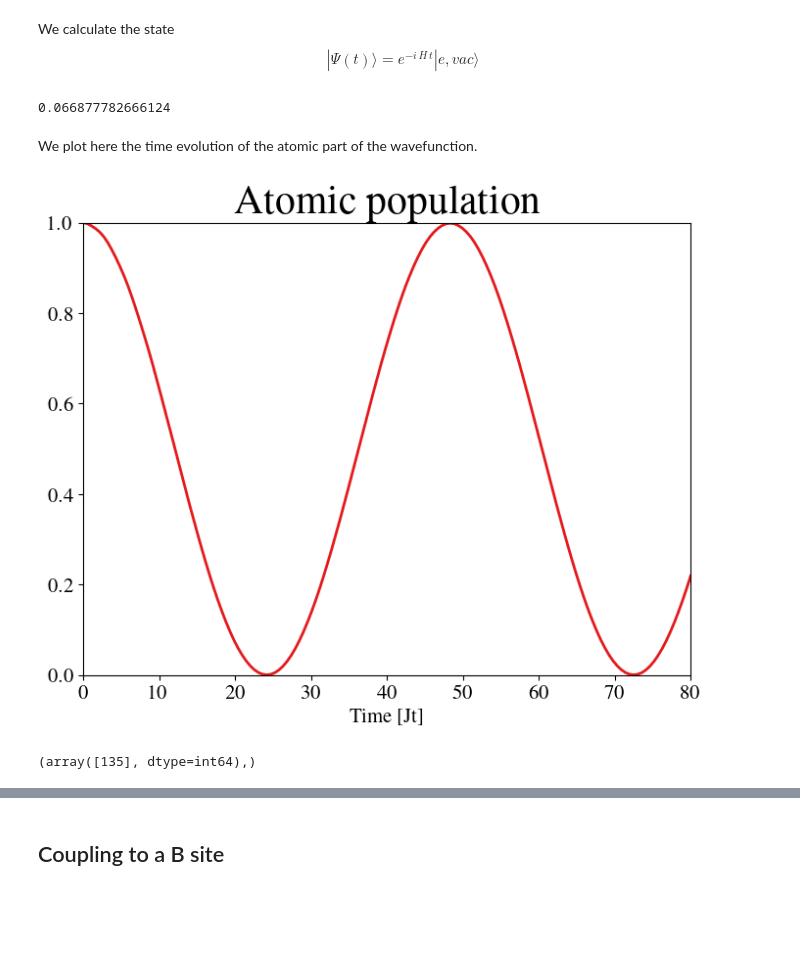
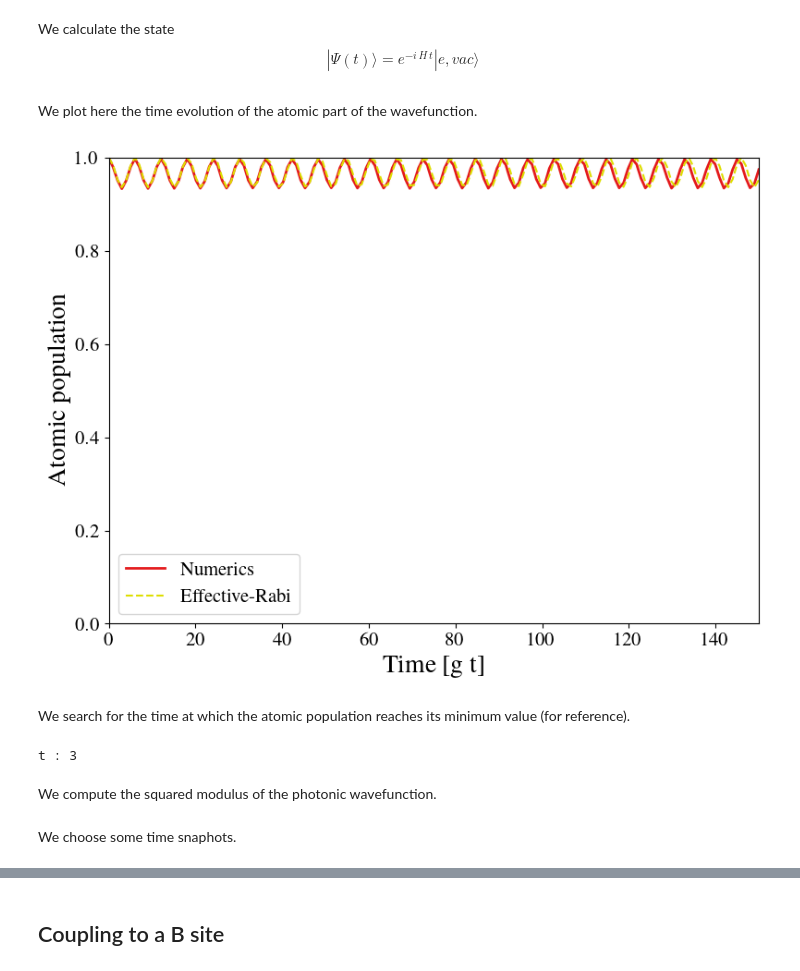
Before and after one commit to enrico0014/QOptics_FB, a Jupyter notebook: sawtooth/ST_emitter.ipynb, the cells around one changed output, grey strips where cells are left out. Cells and saved outputs as stored; diff of their text form; code cells hidden in the pictures; blank space fills up the shorter version.

```diff
--- a/sawtooth/ST_emitter.ipynb
+++ b/sawtooth/ST_emitter.ipynb
@@ -26,16 +28,16 @@ def Ham_ST(N,eps_a,eps_b,t_aa,t_ab,t_bb,omega0,g,n_site):
 
     return H
 # %%
-def time_evol(t,H):
+def time_evol(t,H,N_em=1,psi=[1.]):
 
-    n = np.shape(H)[0]-1
-    psi_in = np.array([0.]*n + [1.])
-    pop = []
+    n = np.shape(H)[0]-N_em
+    psi_in = np.array([0.]*n + psi)
+    pop = np.zeros((N_em,len(t)),dtype=np.complex128)
     phot = np.zeros((n,len(t)),dtype=np.complex128)
 
     for i in tqdm(np.arange(0,len(t),1)):
         temp = (expm(-1.j*H*t[i])@psi_in)
-        phot[:,i] = temp[:-1]
-        pop.append(temp[-1])
+        phot[:,i] = temp[:-N_em]
+        pop[:,i] = temp[n:]
 
     return pop, phot
@@ -59,5 +61,5 @@ We set the optimal parameters to get a flat band.
 # %%
-N = 200 #number of primitive cells
+N = 100 #number of primitive cells
 n = 2*N #number of points
 
 eps_a = eps_b = 0.
@@ -78,6 +79,6 @@ We choose here the transition frequency of the atom ($\omega_0$) and the couplin
 # %%
-omega0 = 2.0 #atom frequency
-g = 0.1 #atom-cavity coupling
+omega0 = 3. #atom frequency
+g = 0.2 #atom-cavity coupling
 # %%
 H = Ham_ST(N,eps_a,eps_b,t_aa,t_ab,t_bb,omega0,g,N-1)
 # %% [markdown]
@@ -86,43 +87,46 @@ We calculate the state
     |\Psi(t)\rangle = e^{-i\,H\,t} |e,vac\rangle
 \end{equation}
 # %%
-t = np.linspace(0,80,150)
+t = np.linspace(0,150,150)
 pop, phot = time_evol(t,H)
-# %%
-(fac/(0.1/np.sqrt(1- 1/np.sqrt(3))))**(-1)
-# %% [output]
-0.066877782666124
 # %% [markdown]
 We plot here the time evolution of the atomic part of the wavefunction.
 # %%
-fig = plt.figure(figsize=(8,6))
+fig = plt.figure(figsize=(8,6),tight_layout=1)
 
-fac = 1.9498285473526304
-pop_at = np.real(pop*np.conjugate(pop))
-plt.plot(t,pop_at,c='#e41a1c',lw=2)
-#plt.plot(t,JC_atom(t,fac*g/3,omega0-2),ls="--",label="Fit",c='#dede00')
+fac = np.sqrt(1- 1/np.sqrt(3))
+pop_at = np.real(pop*np.conjugate(pop))[0,:]
+plt.plot(t,pop_at,c='#e41a1c',lw=2,label="Numerics")
+plt.plot(t,JC_atom(t,fac*g,omega0-2),ls="--",label="Effective-Rabi",c='#dede00')
 
-plt.title(f"Atomic population",fontsize=30)
-plt.xlabel("Time [Jt]",fontsize=15)
+plt.xlabel("Time [g t]",fontsize=20)
+plt.ylabel(f"Atomic population",fontsize=20)
 
 plt.xlim(0,t[-1])
 plt.ylim(0.,1)
 plt.xticks(fontsize=15)
 plt.yticks(fontsize=15)
+plt.legend(fontsize=15)
 
-#plt.savefig(f"plots/Asite/at_A_{omega0*100:.0f}.png")
+#plt.savefig(f"plots/comp_A.png")
 plt.show()
 # %% [output]
-[figure, old version]
+[figure, new version]
+# %% [markdown]
+We search for the time at which the atomic population reaches its minimum value (for reference).
 # %%
-np.where(pop_at == min(pop_at[:150]))
+print("t :",np.where(pop_at == min(pop_at[:150]))[0][0])
 # %% [output]
-(array([135], dtype=int64),)
+t : 3
+# %% [markdown]
+We compute the squared modulus of the photonic wavefunction.
 # %%
 pop_phot = np.zeros((n,len(t)))
 
 for i in range(len(t)):
     pop_phot[:,i] = np.real(phot[:,i]*np.conjugate(phot[:,i]))
+# %% [markdown]
+We choose some time snaphots.
 # %%
 vec = [50,70,11]
 # %%
```
Also changed, not shown: parts of 61 cells of this notebook.
